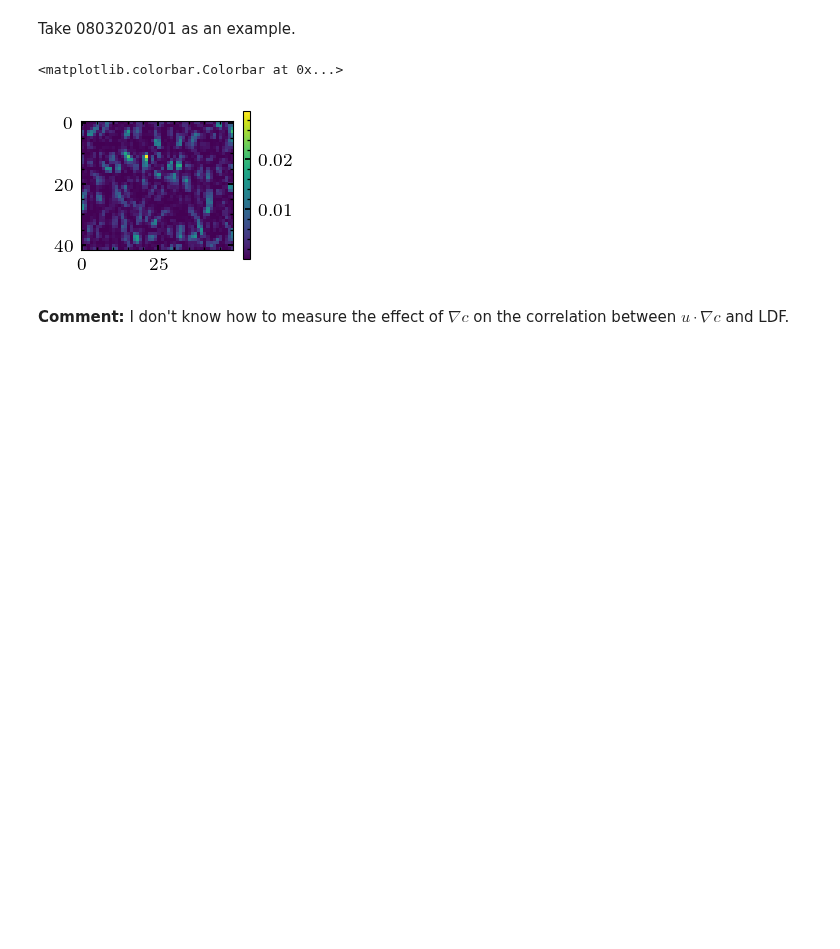
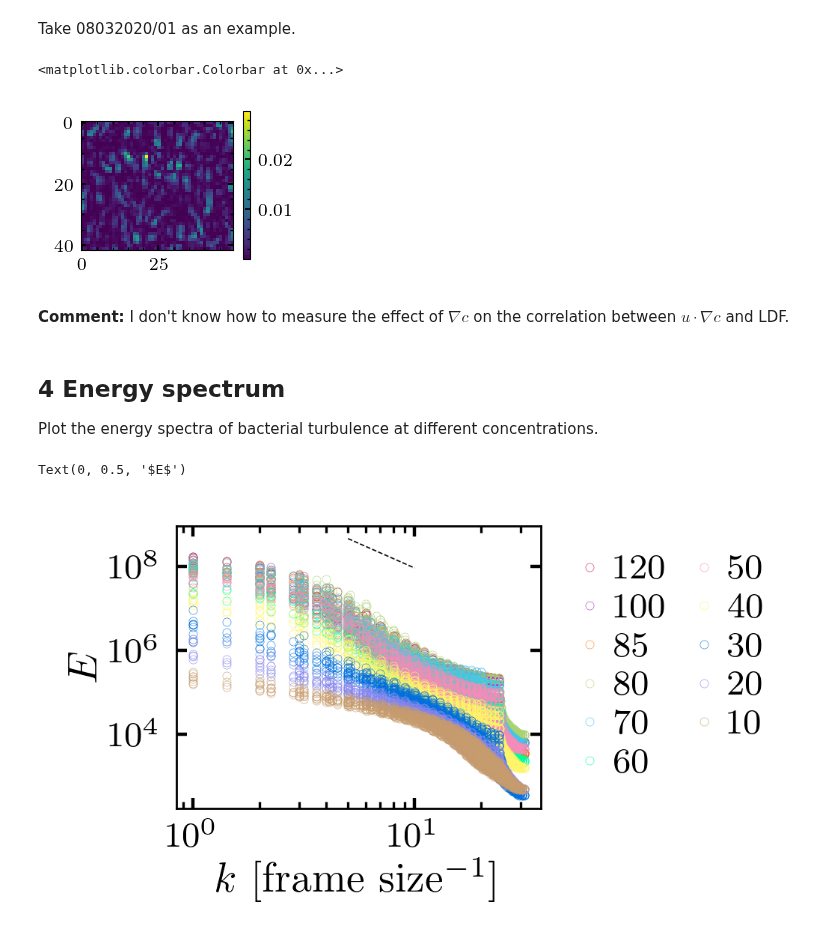
Before and after one commit to ZLoverty/Python, a Jupyter notebook: Correlation/src/Figures-2.ipynb, the cells around one changed output. Drawn from its saved outputs; the diff is of its cells as text; code cells hidden in the pictures; blank space fills up the shorter version.

```diff
--- a/Correlation/src/Figures-2.ipynb
+++ b/Correlation/src/Figures-2.ipynb
@@ -313,3 +312,41 @@ plt.colorbar()
 [figure]
 # %% [markdown]
 **Comment:** I don't know how to measure the effect of $\nabla c$ on the correlation between $u\cdot\nabla c$ and LDF.
+# %% [markdown]
+## 4 Energy spectrum
+
+Plot the energy spectra of bacterial turbulence at different concentrations.
+# %%
+conc = [120, 100, 85, 80, 70, 60, 50, 40, 30, 20, 10]
+folders = ['08062020', '08062020', '08052020', '08032020', '08042020', '08032020', '08042020', '08032020', '08042020', '08032020', '08042020']
+sample_num = [range(3, 6), range(0, 3), range(3, 6), range(0, 3), range(0, 3), range(3, 6), range(3, 6), range(6, 9), range(6, 9), range(9, 12), range(9, 12)]
+# %%
+data_list = []
+fig, ax = plt.subplots(dpi=400)
+count1 = 0
+for c, f, s in zip(conc, folders, sample_num):
+    summary = pd.read_csv(os.path.join(r'D:\density_fluctuations', f, r'energy_spectrum\summary.csv')).set_index('k')
+    for count, num in enumerate(s):
+        temp_data = summary.loc[summary['sample'].astype('int')==num]
+        if count == 0:
+            data = temp_data
+        else:
+            data += temp_data
+    data /= count + 1
+    data_list.append(data)
+    ax.plot(data.index, data.E, label=str(c), ls='', marker='o', markersize=2, mec=wowcolor(count1),
+           mew=0.1, mfc=(0,0,0,0))
+    count1 += 1
+ax.legend(loc='right', bbox_to_anchor=(1.7, 0.5), ncol=2)
+ax.loglog()
+
+# guide eye
+x = np.array([5, 10])
+y = x ** (-7/3) * 2e10
+plt.plot(x, y, color='black', ls='--', lw=0.3)
+
+ax.set_xlabel('$k$ [frame size$^{-1}$]')
+ax.set_ylabel('$E$')
+# %% [output]
+Text(0, 0.5, '$E$')
+[figure, added]
```
Also changed, not shown: parts of 7 cells of this notebook, 3 other files.
